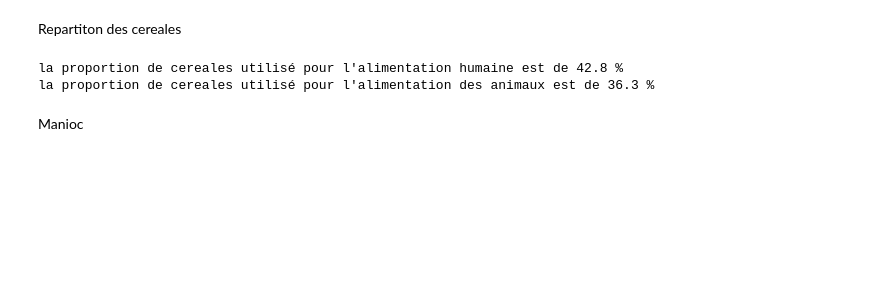
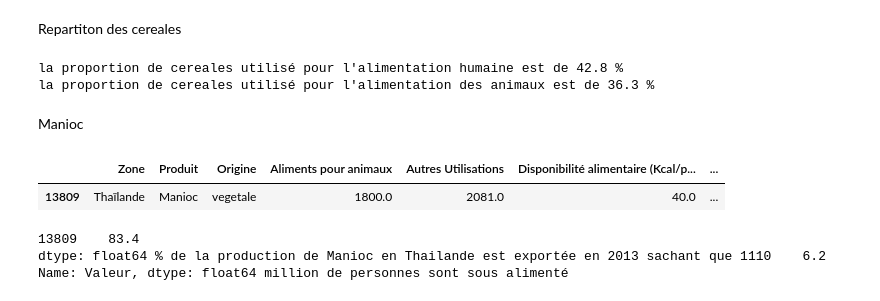
Before and after one commit to Luucaaas/R-alisezUne-tudeDeSant-Publique, a Jupyter notebook: Projet_4.ipynb, the cells around one changed output. Cells and saved outputs as stored; diff of their text form; code cells hidden in the pictures; blank space fills up the shorter version.

```diff
--- a/Projet_4.ipynb
+++ b/Projet_4.ipynb
@@ -171,3 +165,19 @@ la proportion de cereales utilisé pour l'alimentation humaine est de 42.8 %
 la proportion de cereales utilisé pour l'alimentation des animaux est de 36.3 %
 # %% [markdown]
 Manioc
+# %%
+dispo_alimentaire_Thailande = dispo_alimentaire.loc[dispo_alimentaire["Zone"]== 'Thaïlande']
+dispo_alimentaire_Thailande_Manioc = dispo_alimentaire_Thailande.loc[dispo_alimentaire_Thailande["Produit"]=='Manioc']
+dispo_alimentaire_Thailande_Manioc
+# %% [output]
+|  | Zone | Produit | Origine | Aliments pour animaux | Autres Utilisations | Disponibilité alimentaire (Kcal/p... | ... |
+| 13809 | Thaïlande | Manioc | vegetale | 1800.0 | 2081.0 | 40.0 | ... |
+# %%
+sous_nutrition_thailande = sous_nutrition.loc[sous_nutrition["Zone"]=='Thaïlande']
+sous_nutrition_thailande_2013 = sous_nutrition_thailande.loc[sous_nutrition_thailande["Année"]=='2012-2014','Valeur']
+Proportion_export_manioc = round((dispo_alimentaire_Thailande_Manioc['Exportations - Quantité'] / dispo_alimentaire_Thailande_Manioc['Production'])*100,1)
+print(Proportion_export_manioc,'% de la production de Manioc en Thailande est exportée en 2013 sachant que',sous_nutrition_thailande_2013,"million de personnes sont sous alimenté")
+# %% [output]
+13809    83.4
+dtype: float64 % de la production de Manioc en Thailande est exportée en 2013 sachant que 1110    6.2
+Name: Valeur, dtype: float64 million de personnes sont sous alimenté
```
Also changed, not shown: parts of 5 cells of this notebook.
